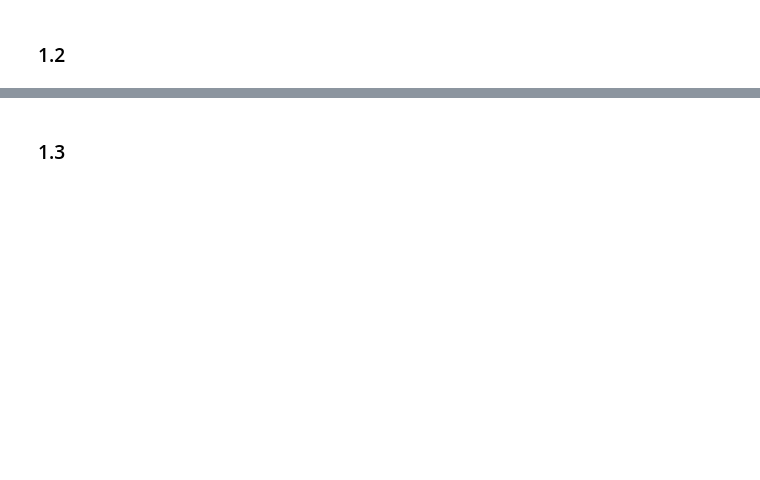
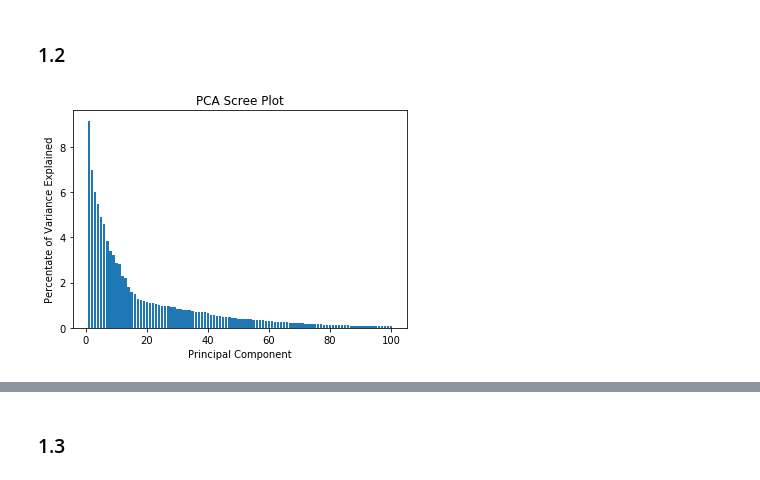
Before and after one commit to yifuhhh/EE380L_DataMining, a Jupyter notebook: HW4/HW4.ipynb, the cells around one changed output, grey strips where cells are left out. Drawn from its saved outputs; the diff is of its cells as text; code cells hidden in the pictures; blank space fills up the shorter version.

```diff
--- a/HW4/HW4.ipynb
+++ b/HW4/HW4.ipynb
@@ -27,9 +27,10 @@ import time
 import numpy as np
 import pandas as pd
 from sklearn.model_selection import train_test_split
+import matplotlib.pyplot as plt
 
 # Load the csv file and fill Nan/empty values as 0
-dataset = pd.read_csv('/Users/yifuhhh/DataMining_dataset/load.csv')
+dataset = pd.read_csv('loan.csv')
 df = dataset.fillna(0)
 
 # We will be using only two classes and group them as below
@@ -85,3 +86,8 @@ Use Principal Component Analysis (PCA) to solve this problem.
 # ANSWER
 # %% [markdown]
 ### 1.1
+# %%
+y = df['loan_status'].values
+X = df.drop(['loan_status'], axis = 1)
+X_train, X_test, y_train, y_test = train_test_split(X, y, test_size = 0.25, random_state = 42)
+X_test.head()
@@ -88,2 +102,24 @@ Use Principal Component Analysis (PCA) to solve this problem.
+# %%
+from sklearn.preprocessing import MinMaxScaler
+scaler = MinMaxScaler()
+scaler.fit(X_train)
+X_train = scaler.transform(X_train)
+X_test = scaler.transform(X_test)
 # %% [markdown]
 ### 1.2
+# %%
+from sklearn.decomposition import PCA
+pca_100 = PCA(n_components = 100)
+pca_30 = PCA(n_components = 30)
+pca_10 = PCA(n_components = 10)
+# %%
+pca_100.fit(X_train)
+# print(pca_100.explained_variance_ratio_)
+percent_variance = np.round(pca_100.explained_variance_ratio_* 100, decimals = 2)
+plt.bar(x = range(1, 101), height = percent_variance)
+plt.ylabel('Percentate of Variance Explained')
+plt.xlabel('Principal Component')
+plt.title('PCA Scree Plot')
+plt.show()
+# %% [output]
+[figure, added]
```
Also changed, not shown: parts of 15 cells of this notebook, 2 other files.
